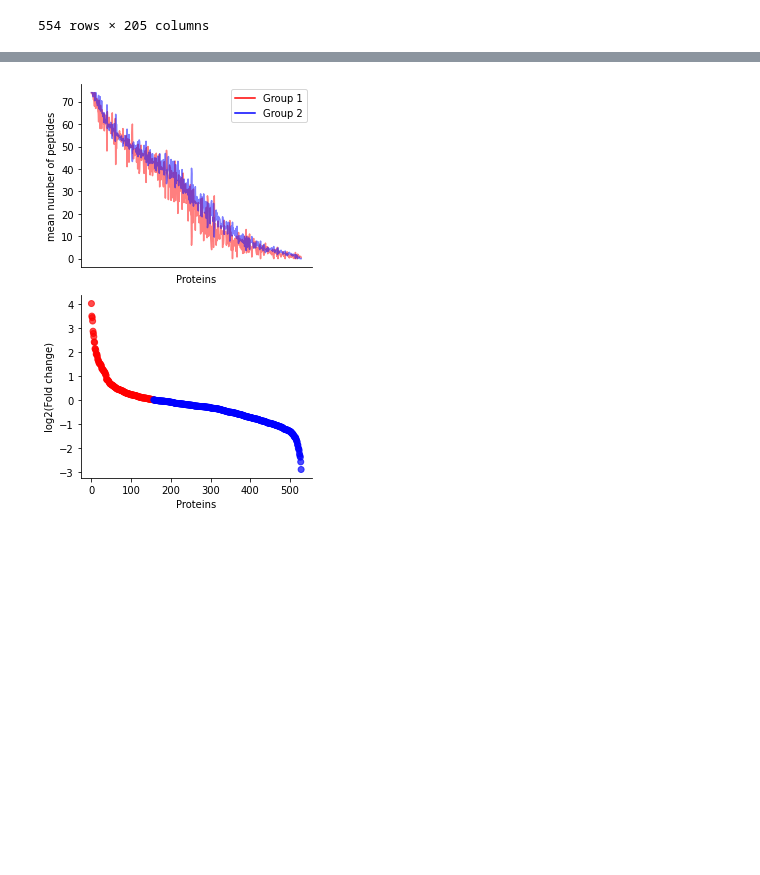
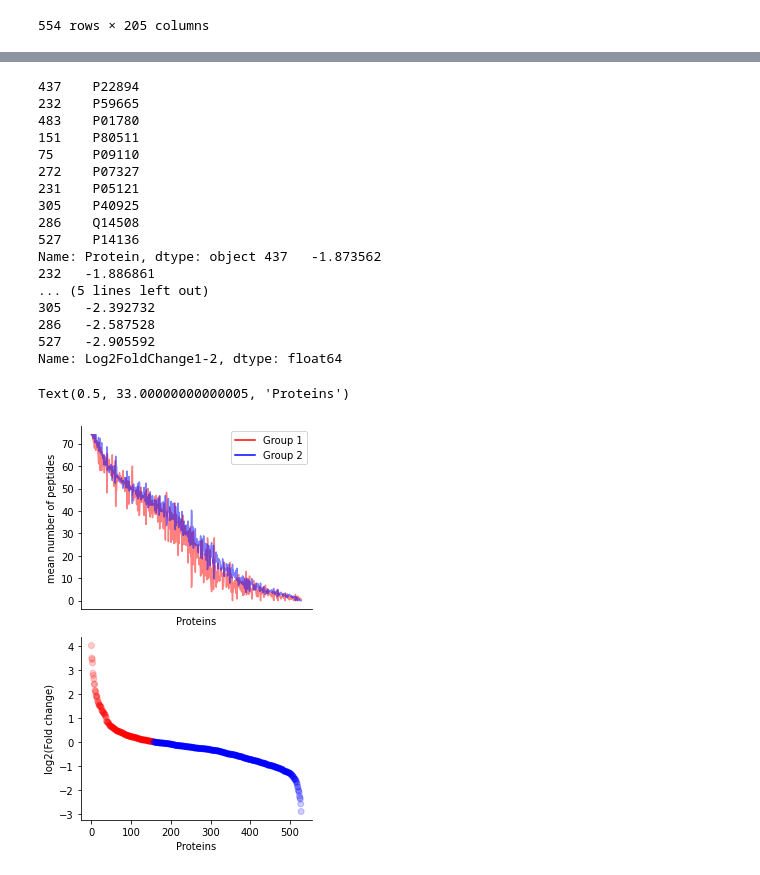
Before and after one commit to ErikHartman/sepsis-ml, a Jupyter notebook: src/general.ipynb, the cells around one changed output, grey strips where cells are left out. Drawn from its saved outputs; the diff is of its cells as text; code cells hidden in the pictures; blank space fills up the shorter version.

```diff
--- a/src/general.ipynb
+++ b/src/general.ipynb
@@ -263,9 +264,7 @@ plt.savefig('../plots/general/PepProtHist.jpg', dpi=300, bbox_inches='tight')
 compare_df = compare_df.sort_values('Log2FoldChange1-2', ascending=False)
 protein_peptide_count = df.groupby('Protein', as_index=False).mean()[['Protein','PeptideCount1','PeptideCount2','PeptideCountSum']]
 compare_df_no_NaN = compare_df.dropna(subset=['Log2FoldChange1-2'])
-#print(compare_df_no_NaN[:5].Protein, compare_df_no_NaN[:5]['Log2FoldChange1-2'])
-#print(compare_df_no_NaN[len(compare_df_no_NaN.index)-5:len(compare_df_no_NaN.index)].Protein,
-     # compare_df_no_NaN[len(compare_df_no_NaN.index)-5:len(compare_df_no_NaN.index)]['Log2FoldChange1-2'])
+
 def pltcolor(vals):
     cols=[]
     for y in vals:
@@ -285,34 +284,56 @@ df2 = protein_peptide_count[['Protein', 'PeptideCount2']]
 df1 = df1.rename(columns={'PeptideCount1':'PeptideCount'})
 df2 = df2.rename(columns={'PeptideCount2':'PeptideCount'})
 df1['Group'] = 'Group 1'
 df2['Group'] = 'Group 2'
 df2['PeptideCount'] = df2['PeptideCount'] * groupratio
 df1['i'] = range(len(df1.index))
 df2['i'] = range(len(df2.index))
 df_new = pd.concat([df1,df2])
 df_new.reset_index(inplace=True)
 
+#print(compare_df_no_NaN[0:10].Protein, compare_df_no_NaN[0:10]['Log2FoldChange1-2'])
+print(compare_df_no_NaN[len(compare_df_no_NaN.index)-10:len(compare_df_no_NaN.index)].Protein,
+      compare_df_no_NaN[len(compare_df_no_NaN.index)-10:len(compare_df_no_NaN.index)]['Log2FoldChange1-2'])
+
 
 
 fig, ax = plt.subplots(2,1,figsize = (4,6), gridspec_kw={'height_ratios': [1, 1]})
 
 
 sns.lineplot(data=df_new, x = 'Protein', y = 'PeptideCount', hue='Group', palette=['red','blue'], alpha=0.5, ax=ax[0])
 
 ax[0].set_xticks([])
 #plt.xscale('log')
 ax[0].set_xlabel('Proteins')
 ax[0].set_ylabel('mean number of peptides')
 ax[0].legend()
 sns.despine(top=True, right=True, left=False, bottom=False)
 
 
-g = ax[1].scatter(x=range(len(compare_df.index)),y=compare_df['Log2FoldChange1-2'], alpha=0.7,color=colors)
+g = ax[1].scatter(x=range(len(compare_df.index)),y=compare_df['Log2FoldChange1-2'], alpha=0.2,color=colors)
 sns.despine()
 ax[1].set_ylabel('log2(Fold change)')
 plt.tight_layout()
 ax[1].set_xlabel('Proteins')
-plt.savefig('../plots/general/PeptideDistFC.jpg', bbox_inches='tight', dpi=300)
+#plt.savefig('../plots/general/PeptideDistFC.jpg', bbox_inches='tight', dpi=300)
 # %% [output]
+437    P22894
+232    P59665
+483    P01780
+151    P80511
+75     P09110
+272    P07327
+231    P05121
+305    P40925
+286    Q14508
+527    P14136
+Name: Protein, dtype: object 437   -1.873562
+232   -1.886861
+... (5 lines left out)
+305   -2.392732
+286   -2.587528
+527   -2.905592
+Name: Log2FoldChange1-2, dtype: float64
+Text(0.5, 33.00000000000005, 'Proteins')
-[figure, old version]
+[figure, new version]
 # %%
```
Also changed, not shown: parts of 4 cells of this notebook, 58 other files.
